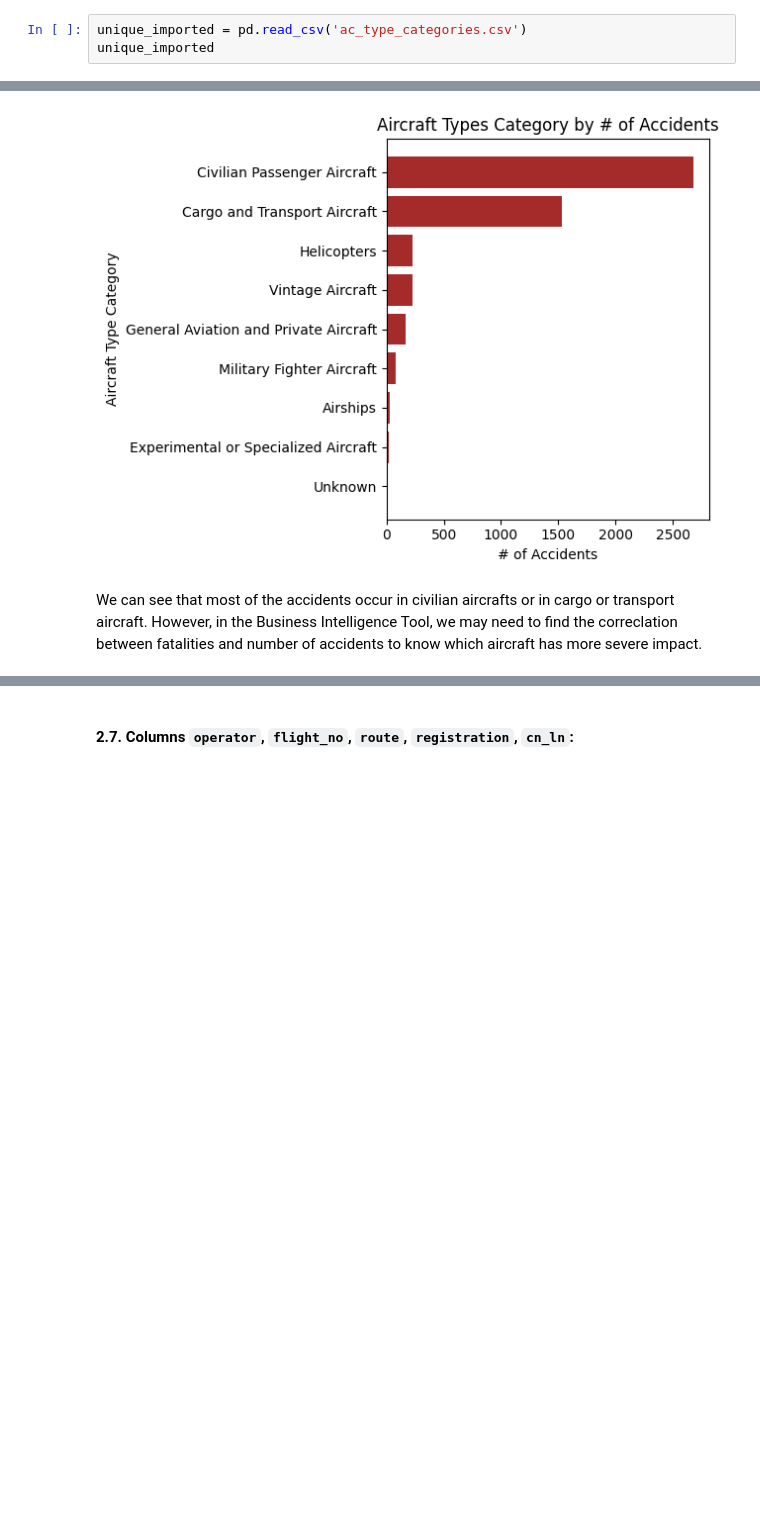
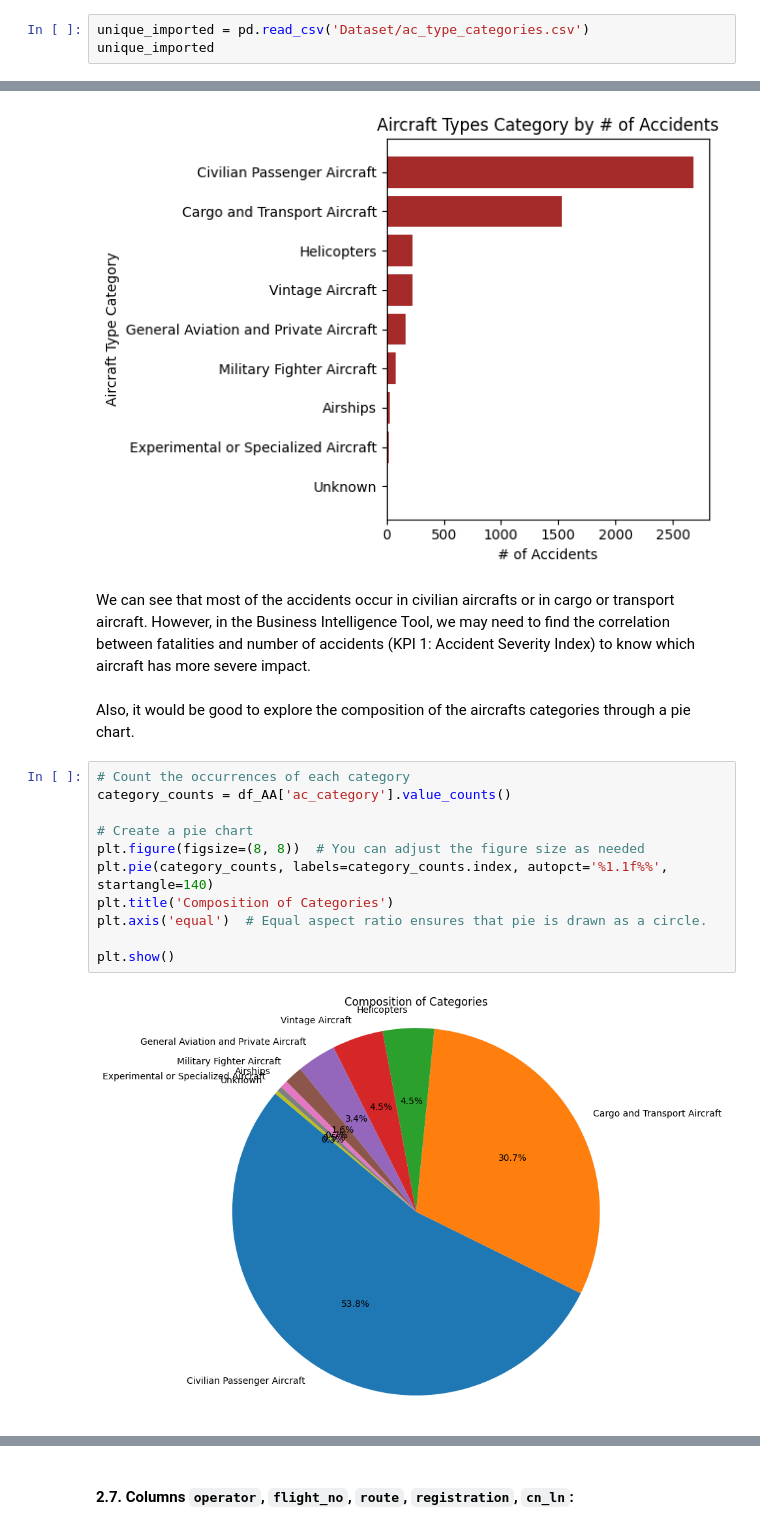
Before and after one commit to Grisales1803/IProject2_AerialAccidentsAnalytics, a Jupyter notebook: EDA_ETL.ipynb, the cells around one changed output, grey strips where cells are left out. Saved outputs shown, nothing was run; the diff lists cells and outputs as text; blank space fills up the shorter version.

```diff
--- a/EDA_ETL.ipynb
+++ b/EDA_ETL.ipynb
@@ -3901,7 +3901,7 @@ unique_ac_type
 # %% [markdown]
 With the list of aircrafts we made the classification into the 9 categories above.
 # %%
-unique_imported = pd.read_csv('ac_type_categories.csv')
+unique_imported = pd.read_csv('Dataset/ac_type_categories.csv')
 unique_imported
 # %% [output]
 |  | ac_type_id | ac_type_cleaned | ac_category |
@@ -4052,4 +4052,19 @@ plt.show()
 # %% [output]
 [figure]
 # %% [markdown]
-We can see that most of the accidents occur in civilian aircrafts or in cargo or transport aircraft. However, in the Business Intelligence Tool, we may need to find the correclation between fatalities and number of accidents to know which aircraft has more severe impact.
+We can see that most of the accidents occur in civilian aircrafts or in cargo or transport aircraft. However, in the Business Intelligence Tool, we may need to find the correlation between fatalities and number of accidents (KPI 1: Accident Severity Index) to know which aircraft has more severe impact.
+# %% [markdown]
+Also, it would be good to explore the composition of the aircrafts categories through a pie chart.
+# %%
+# Count the occurrences of each category
+category_counts = df_AA['ac_category'].value_counts()
+
+# Create a pie chart
+plt.figure(figsize=(8, 8))  # You can adjust the figure size as needed
+plt.pie(category_counts, labels=category_counts.index, autopct='%1.1f%%', startangle=140)
+plt.title('Composition of Categories')
+plt.axis('equal')  # Equal aspect ratio ensures that pie is drawn as a circle.
+
+plt.show()
+# %% [output]
+[figure, added]
```
Also changed, not shown: parts of 4 cells of this notebook.
